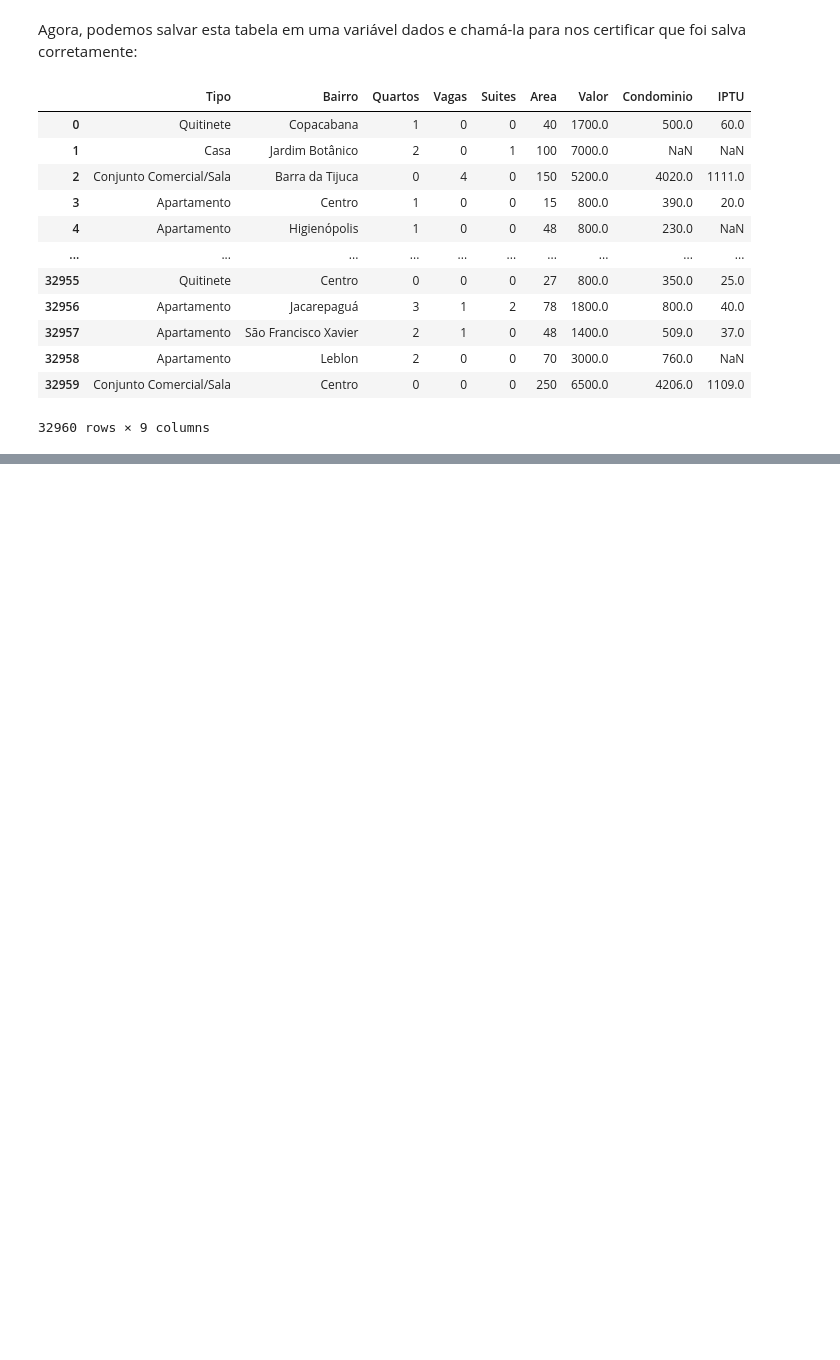
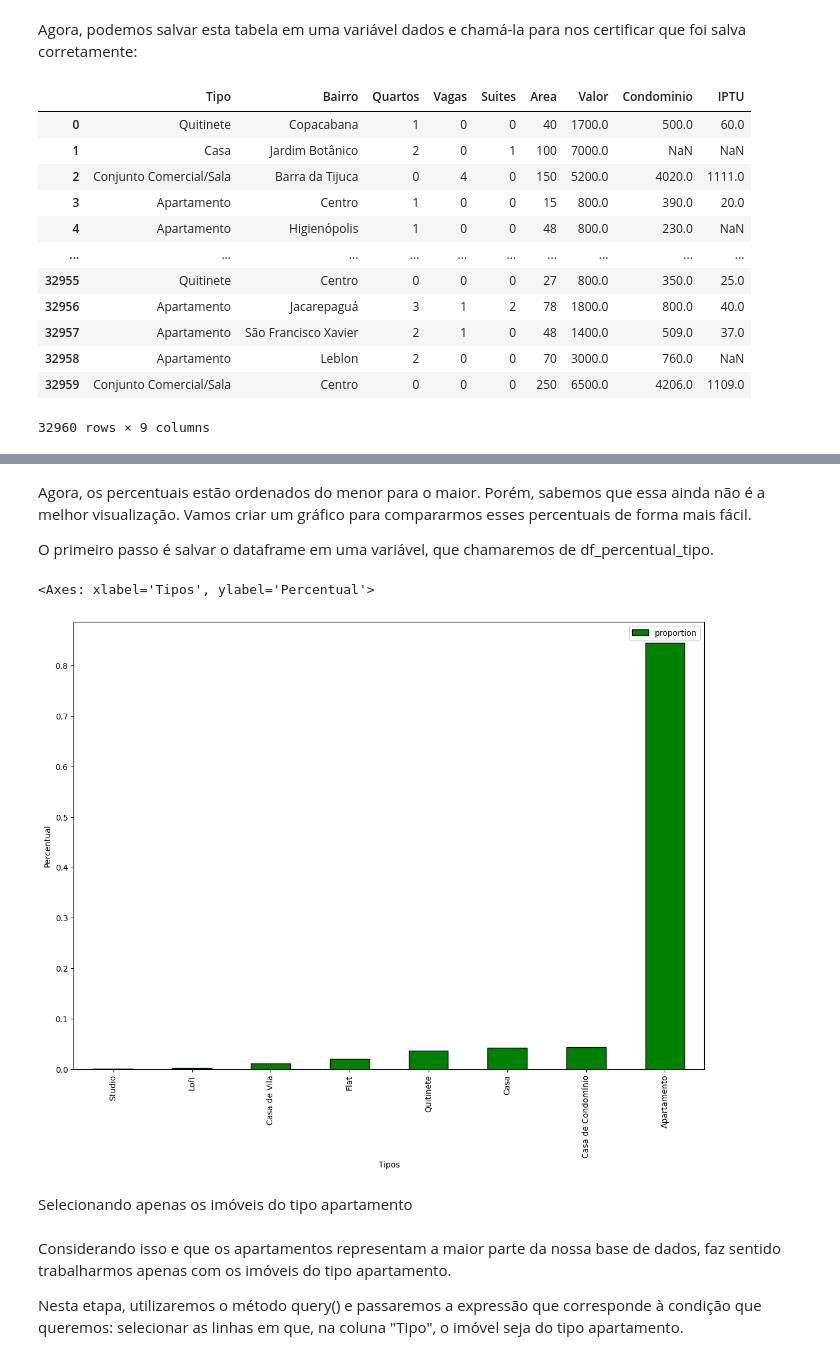
Before and after one commit to Camillabgarcia/Python-para-Data-Science, a Jupyter notebook: Pandas_Projeto_Inicial.ipynb, the cells around one changed output, grey strips where cells are left out. Drawn from its saved outputs; the diff is of its cells as text; code cells hidden in the pictures; blank space fills up the shorter version.

```diff
--- a/Pandas_Projeto_Inicial.ipynb
+++ b/Pandas_Projeto_Inicial.ipynb
@@ -67,0 +427,18 @@ dados
+# %% [markdown]
+Agora, os percentuais estão ordenados do menor para o maior. Porém, sabemos que essa ainda não é a melhor visualização. Vamos criar um gráfico para compararmos esses percentuais de forma mais fácil.
+
+O primeiro passo é salvar o dataframe em uma variável, que chamaremos de df_percentual_tipo.
+# %%
+df_percentual_tipo = df.Tipo.value_counts(normalize=True).to_frame().sort_values('proportion')
+
+df_percentual_tipo.plot(kind='bar', figsize=(14, 10), color ='green', edgecolor='black',
+                        xlabel = 'Tipos', ylabel = 'Percentual')
+# %% [output]
+<Axes: xlabel='Tipos', ylabel='Percentual'>
+[figure, added]
+# %% [markdown]
+Selecionando apenas os imóveis do tipo apartamento
+# %% [markdown]
+Considerando isso e que os apartamentos representam a maior parte da nossa base de dados, faz sentido trabalharmos apenas com os imóveis do tipo apartamento.
+
+Nesta etapa, utilizaremos o método query() e passaremos a expressão que corresponde à condição que queremos: selecionar as linhas em que, na coluna "Tipo", o imóvel seja do tipo apartamento.
```
Also changed, not shown: parts of 55 cells of this notebook.
